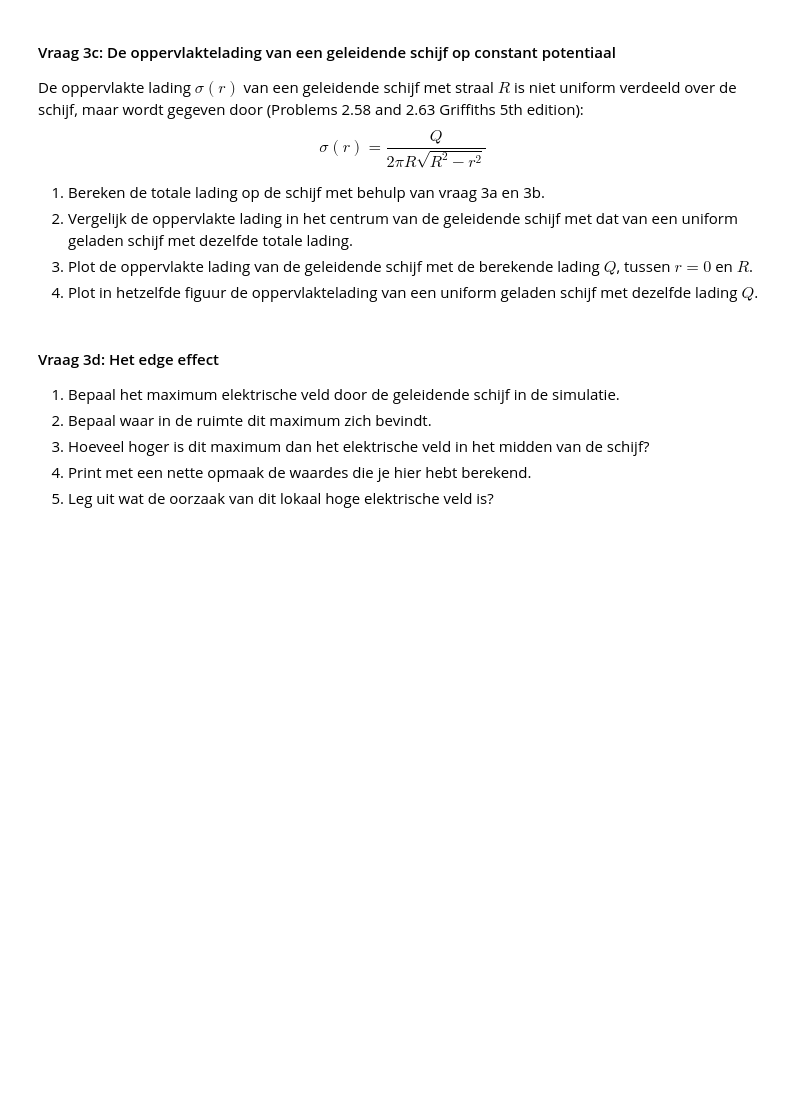
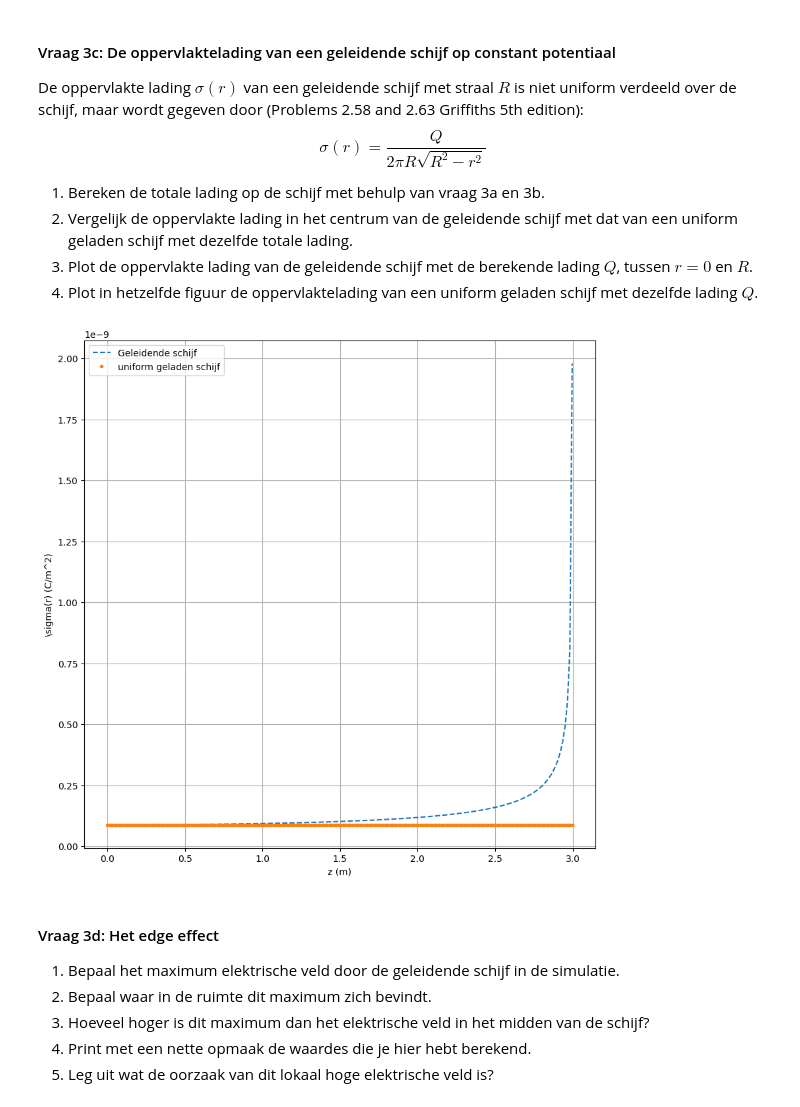
Before and after one commit to Spaantje5/opdrachten-DEF-D, a Jupyter notebook: DigitaleOntwerpopdrachten/1CondensatorOpdracht/CondensatorOntwerpopdracht.ipynb, the cells around one changed output. Cells and saved outputs as stored; diff of their text form; code cells hidden in the pictures; blank space fills up the shorter version.

```diff
--- a/DigitaleOntwerpopdrachten/1CondensatorOpdracht/CondensatorOntwerpopdracht.ipynb
+++ b/DigitaleOntwerpopdrachten/1CondensatorOpdracht/CondensatorOntwerpopdracht.ipynb
@@ -448,7 +448,7 @@ plot_results_disk(Ez, Er, normE, V, r, z, grid_step, disk_radius, z_pos_disk1, z
 1. Plot de elektrische veld sterkte op de as van de schijf.
 2. Print de norm van het elektrische veld op de as heel dicht bij het midden van de schijf, zorg hier voor een nette opmaak.
 # %%
-#de kleinste waarde van r
+#de index van de kleinste waarde van r:
 idx_r0 = np.argmin(np.abs(r_for_E))
 #voor deze waarde van r:
 E_op_as = Ez[:,idx_r0]
@@ -461,8 +461,10 @@ plt.grid()
 plt.legend()
 plt.show()
 
+#de index van de kleinste waarde van z:
 idx_z0 = np.argmin(np.abs(z_for_E))
-Ez_midden = E_op_as[idx_z0]
-print(f"De norm van het elektrische veld op de as heel dicht bij het midden van de schijf is: {Ez_midden:.3e} V/m")
+#de norm van E bij het midden van de schijf
+E_midden = normE[idx_z0,idx_r0]
+print(f"De norm van het elektrische veld op de as heel dicht bij het midden van de schijf is:\n {E_midden:.3e} V/m")
 # %% [output]
 [figure]
@@ -479,0 +483,6 @@ De norm van het elektrische veld op de as heel dicht bij het midden van de schij
+# %%
+#2
+
+sigma_midden = epsilon0*Ez_midden
+
+print(f"De benadering van de oppervlakte lading in het midden van de schijf is:\n {sigma_midden:.3e}")
@@ -488,9 +500,27 @@ $$\sigma(r) = \frac{Q}{2 \pi R \sqrt{R^2 - r^2}}$$
 3. Plot de oppervlakte lading van de geleidende schijf met de berekende lading $Q$, tussen $r = 0$ en $R$.
 4. Plot in hetzelfde figuur de oppervlaktelading van een uniform geladen schijf met dezelfde lading $Q$.
 # %%
-###
-###Jouw code hier###
-###
+
+r_as = np.linspace(0, disk_radius*0.999, 200) #nieuwe array, endigt net voor R, want daar divergeert sigma_geleidend
+
+Q = 2*np.pi*disk_radius**2*sigma_midden #Q voor geleidende schijf want is niet nodig om sigma_uniform te berekenen
+
+sigma_geleidend = Q/(2*np.pi*disk_radius*np.sqrt(disk_radius**2-r_as**2))
+
+sigma_uniform = np.array([])
+for i in range(len(r_as)):
+    sigma_uniform = np.append(sigma_uniform, sigma_midden)
+
+plt.figure(figsize=(10, 10))
+plt.plot(r_as, sigma_geleidend, "--", label="Geleidende schijf")
+plt.plot(r_as, sigma_uniform, ".", label="uniform geladen schijf")
+plt.xlabel("z (m)")
+plt.ylabel("\sigma(r) (C/m^2)")
+plt.grid()
+plt.legend()
+plt.show()
+# %% [output]
+[figure, added]
 # %% [markdown]
 #### Vraag 3d: Het edge effect
 
```
Also changed, not shown: parts of 2 cells of this notebook.
